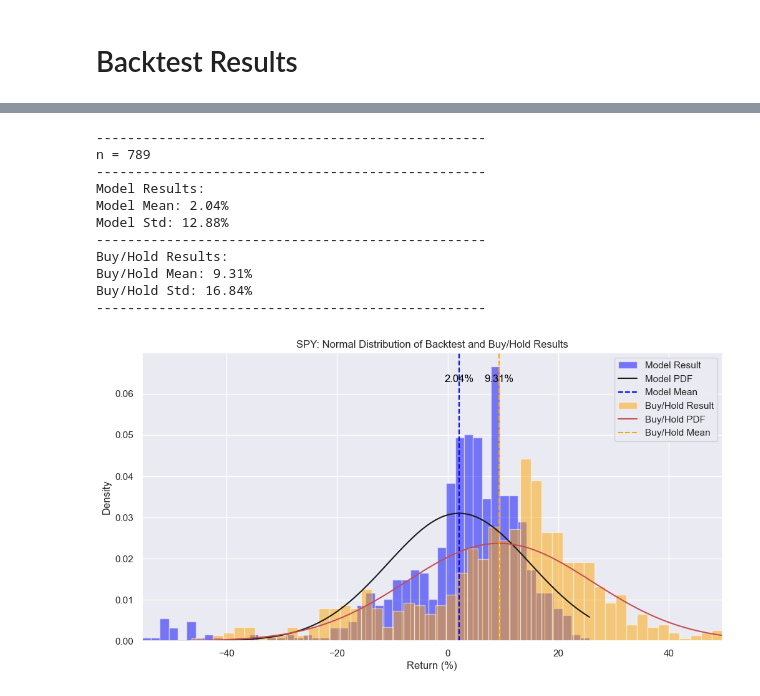
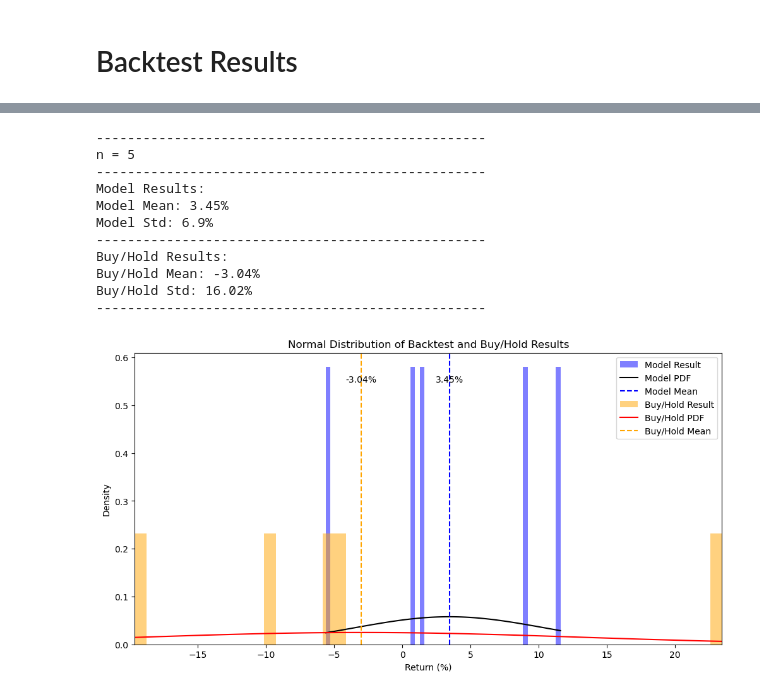
Before and after one commit to FilBillions/conditional_probability_model_1, a Jupyter notebook: Backtest_Results.ipynb, the cells around one changed output, grey strips where cells are left out. Cells and saved outputs as stored; diff of their text form; code cells hidden in the pictures.

Commit message:
input ticker into sys arg, market backtest added. csv plots to be added

```diff
--- a/Backtest_Results.ipynb
+++ b/Backtest_Results.ipynb
@@ -8,15 +5,15 @@ YF.download() has changed argument auto_adjust default to True
 # %%
-return_hist('backtest_results.csv', both=True)
+return_hist('SPY_backtest_results.csv',both=True)
 # %% [output]
 --------------------------------------------------
-n = 789
+n = 5
 --------------------------------------------------
 Model Results:
-Model Mean: 2.04%
-Model Std: 12.88%
+Model Mean: 3.45%
+Model Std: 6.9%
 --------------------------------------------------
 Buy/Hold Results:
-Buy/Hold Mean: 9.31%
-Buy/Hold Std: 16.84%
+Buy/Hold Mean: -3.04%
+Buy/Hold Std: 16.02%
 --------------------------------------------------
-[figure, old version]
+[figure, new version]
```
Also changed, not shown: parts of 3 cells of this notebook, 6 other files.
